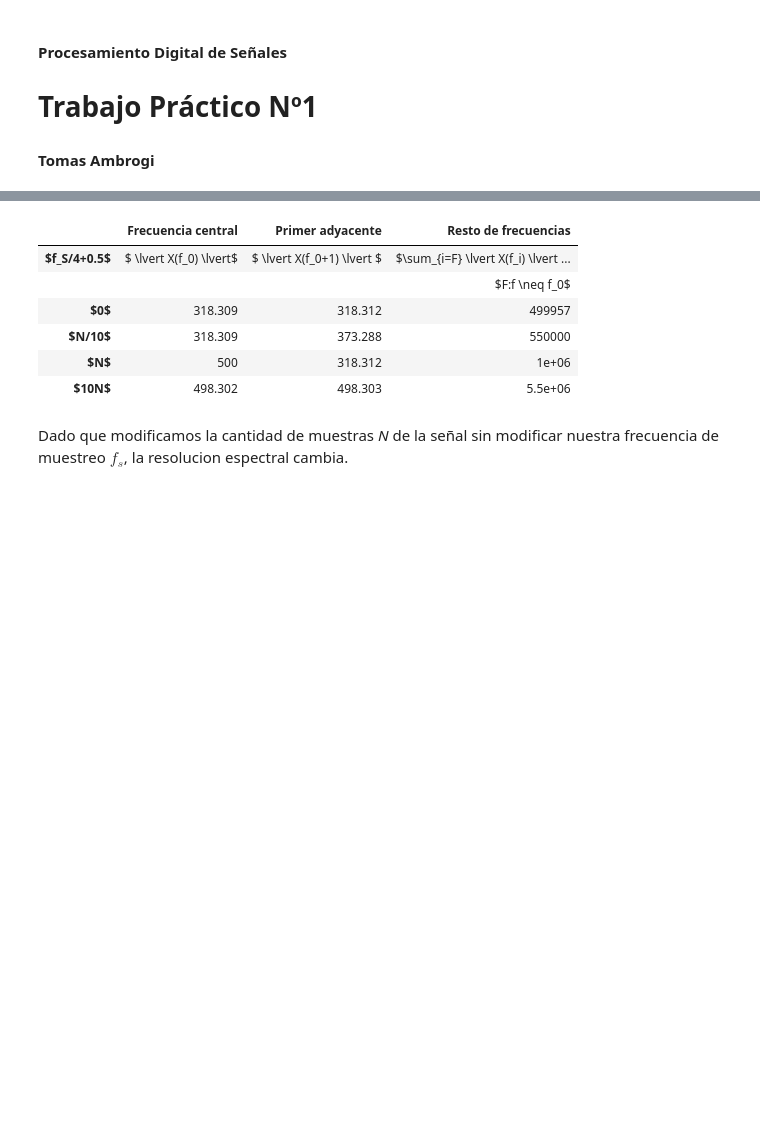
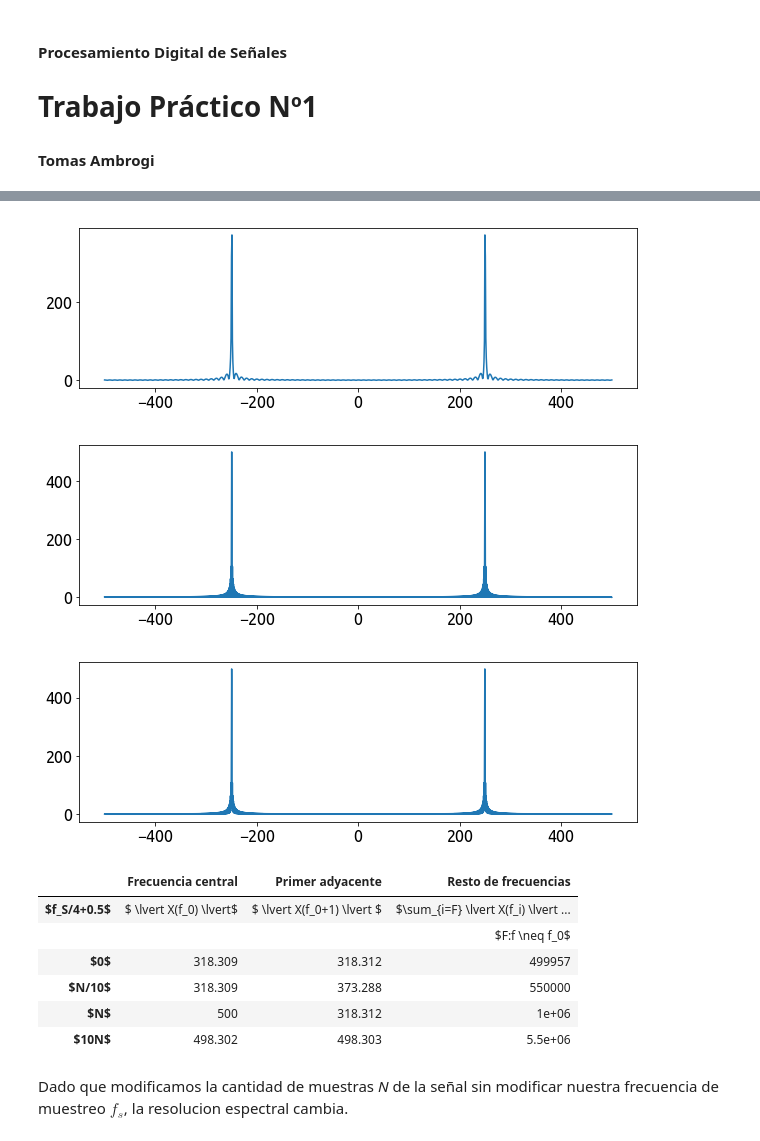
Before and after one commit to tomiambro/gibio, a Jupyter notebook: fourier.ipynb, the cells around one changed output, grey strips where cells are left out. Drawn from its saved outputs; the diff is of its cells as text; code cells hidden in the pictures; blank space fills up the shorter version.

```diff
--- a/fourier.ipynb
+++ b/fourier.ipynb
@@ -129,19 +137,36 @@ HTML(df.to_html())
 | $f_S/4+0.25$ | 449.805 | 150.406 | 297176 |
 | $f_S/4+0.5$ | 318.309 | 318.312 | 398679 |
 # %%
-Mj = [N/10, N, 10*N]
+Mj = [int(N/10), N, 10*N]
 
-N_pad0 = N + Mj[0]
+N_pad0 = int(N + Mj[0])
+ff_pad0 = np.linspace(-int((N_pad0/2)*fs/N_pad0), int((N_pad0/2)*fs/N_pad0), N_pad0).flatten()
 s3_pad0 = np.pad(s3, int(Mj[0]/2), 'constant')
 S3_pad0 = np.fft.fft(s3_pad0)
 
+plt.subplot(311)
+plt.plot(ff_pad0, np.abs(S3_pad0))
+plt.show()
+
+
 N_pad1 = N + Mj[1]
+ff_pad1 = np.linspace(-int((N_pad1/2)*fs/N_pad1), int((N_pad1/2)*fs/N_pad1), N_pad1).flatten()
 s3_pad1 = np.pad(s3, int(Mj[1]/2), 'constant')
 S3_pad1 = np.fft.fft(s3_pad1)
 
+plt.subplot(312)
+plt.plot(ff_pad1, np.abs(S3_pad1))
+plt.show()
+
+
 N_pad2 = N + Mj[2]
+ff_pad2 = np.linspace(-int((N_pad2/2)*fs/N_pad2), int((N_pad2/2)*fs/N_pad2), N_pad2).flatten()
 s3_pad2 = np.pad(s3, int(Mj[2]/2), 'constant')
 S3_pad2 = np.fft.fft(s3_pad2)
+
+plt.subplot(313)
+plt.plot(ff_pad2, np.abs(S3_pad2))
+plt.show()
 
 
 M0 = (fo + 0.5) * N_pad0 / fs
@@ -178,33 +203,36 @@ aux = 0
 
 for x in range(0, int(N_pad0)):
     if x != int(M1):
         aux += np.power(np.abs(S3_pad0[int(x)]), 2)
 tus_resultados[3][2] = aux
 
 aux = 0
 
 for x in range(0, int(N_pad1)):
     if x != int(M2):
         aux += np.power(np.abs(S3_pad1[int(x)]), 2)
 tus_resultados[4][2] = aux
 
 aux = 0
 
 for x in range(0, int(N_pad2)):
     if x != int(M3):
         aux += np.power(np.abs(S3_pad2[int(x)]), 2)
 tus_resultados[5][2] = aux
 
 
 df = DataFrame(tus_resultados, columns=['Frecuencia central', 'Primer adyacente', 'Resto de frecuencias'],
                index=['$f_S/4+0.5$',
                       '',
                       '$0$',
                       '$N/10$',
                       '$N$',
                       '$10N$'])
 HTML(df.to_html())
 # %% [output]
+[figure, added]
+[figure, added]
+[figure, added]
 |  | Frecuencia central | Primer adyacente | Resto de frecuencias |
 | $f_S/4+0.5$ | $ \lvert X(f_0) \lvert$ | $ \lvert X(f_0+1) \lvert $ | $\sum_{i=F} \lvert X(f_i) \lvert ... |
 |  |  |  | $F:f \neq f_0$ |
```
Also changed, not shown: parts of 3 cells of this notebook.
